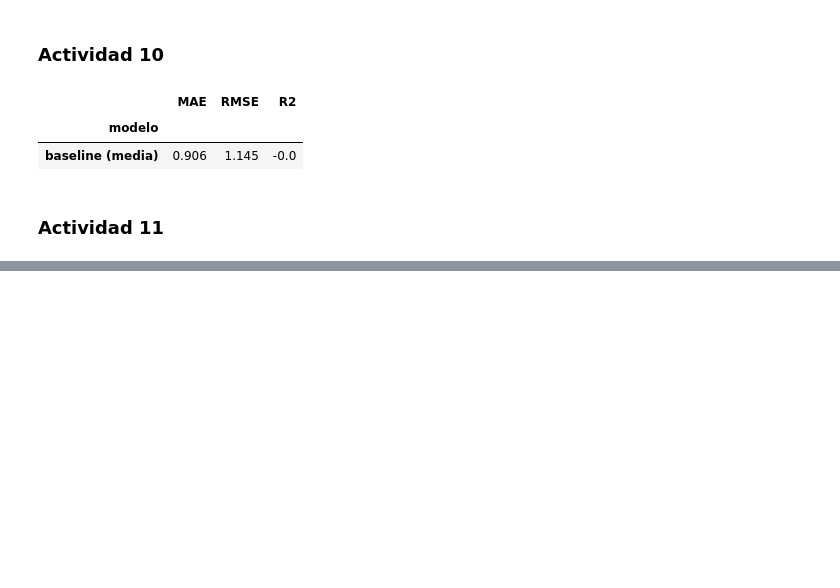
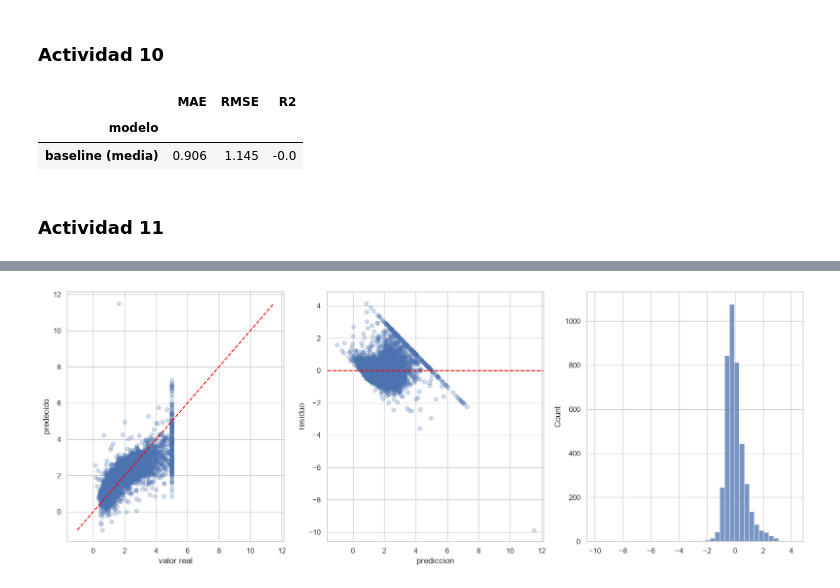
Before and after one commit to marcell-llerena/datascience-g8, a Jupyter notebook: notebooks/20260902_33_regresion_lineal.ipynb, the cells around one changed output, grey strips where cells are left out. Cells and saved outputs as stored; diff of their text form; code cells hidden in the pictures; blank space fills up the shorter version.

```diff
--- a/notebooks/20260902_33_regresion_lineal.ipynb
+++ b/notebooks/20260902_33_regresion_lineal.ipynb
@@ -271,0 +306,22 @@ pd.DataFrame([baseline_metrics]).set_index("modelo").round(3)
+# %%
+y_preds_ols = ols_pipeline.predict(X_test)
+residuos = y_test.to_numpy() - y_preds_ols
+
+fig, axes = plt.subplots(1, 3, figsize=(16, 6))
+
+axes[0].scatter(y_test, y_preds_ols, alpha=0.25)
+lims = [min(y_test.min(), y_preds_ols.min()),
+        max(y_test.max(), y_preds_ols.max())]
+axes[0].plot(lims, lims, '--', color='red')
+axes[0].set(xlabel="valor real", ylabel="predecido")
+
+axes[1].scatter(y_preds_ols, residuos, alpha=0.25)
+axes[1].axhline(0, color="red", linestyle='--')
+axes[1].set(xlabel="prediccion", ylabel="residuo")
+
+sns.histplot(residuos, bins=40)
+
+plt.tight_layout()
+plt.show()
+# %% [output]
+[figure, added]
```
Also changed, not shown: parts of 3 cells of this notebook.
